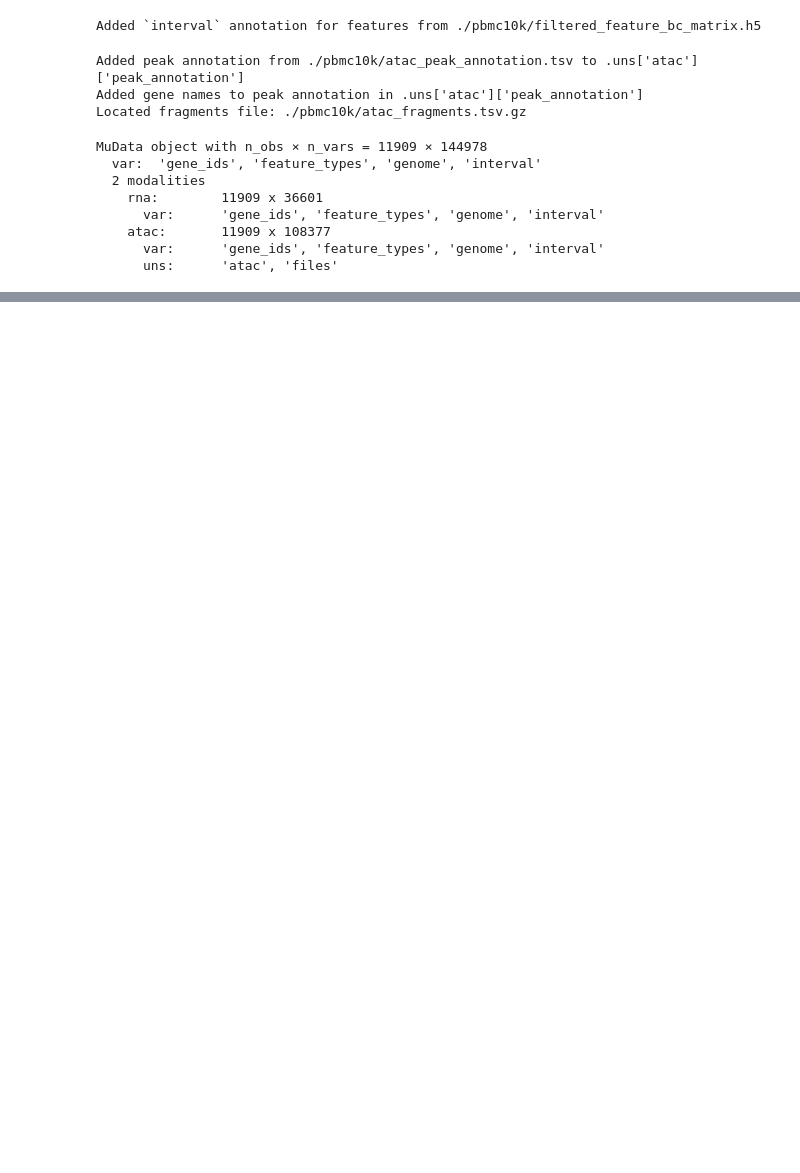
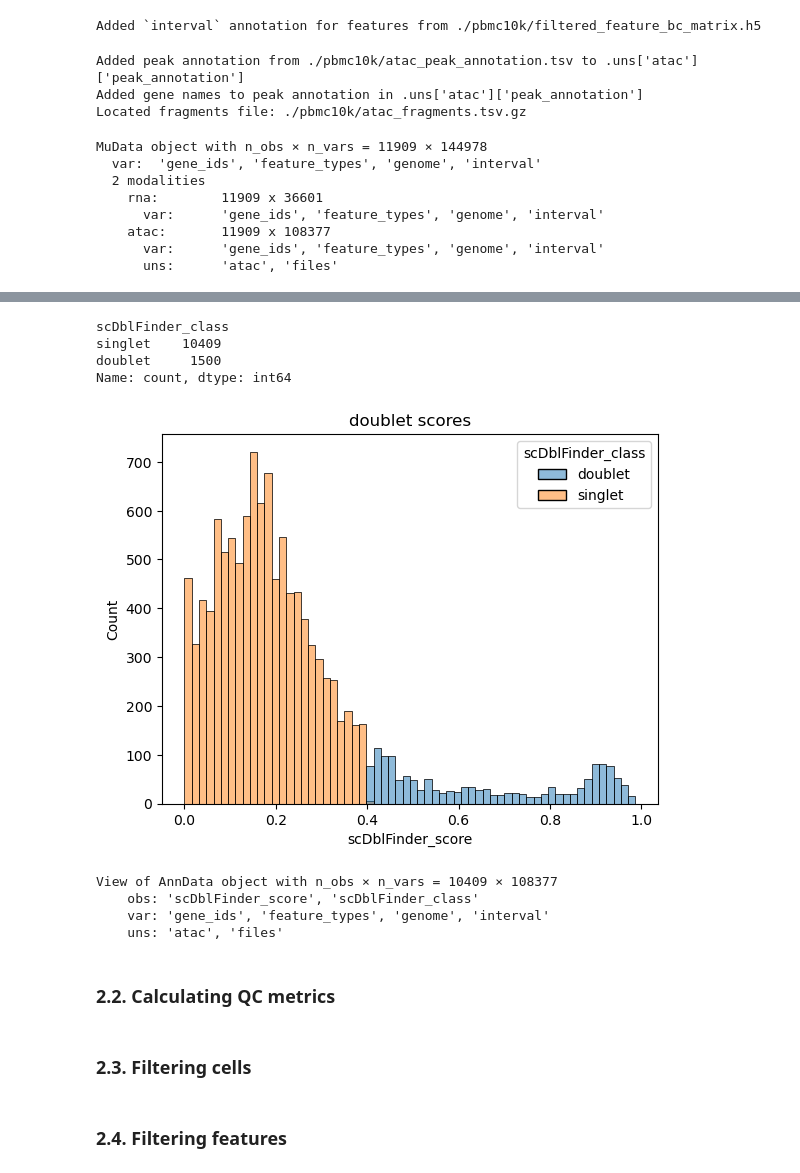
Before and after one commit to chira-ploy/singlecells-DataPlayground, a Jupyter notebook: PBMC10k/ATAC_processing.ipynb, the cells around one changed output, grey strips where cells are left out. Cells and saved outputs as stored; diff of their text form; code cells hidden in the pictures; blank space fills up the shorter version.

Commit message:
doublet detection using scDblFinder

```diff
--- a/PBMC10k/ATAC_processing.ipynb
+++ b/PBMC10k/ATAC_processing.ipynb
@@ -71,0 +165,3 @@ MuData object with n_obs × n_vars = 11909 × 144978
+# %%
+scDbl_result = pd.DataFrame({"barcodes": barcodes, "scDblFinder_score": dbl_score})
+scDbl_result.to_csv("scDblFinder_scores_pbmc10k.csv")
@@ -71,0 +177,3 @@ MuData object with n_obs × n_vars = 11909 × 144978
+# %%
+scDbl_result = scDbl_result.set_index("barcodes")
+scDbl_result.head()
@@ -71,0 +188,3 @@ MuData object with n_obs × n_vars = 11909 × 144978
+# %%
+#add the column to adata.obs
+atac.obs["scDblFinder_score"] = scDbl_result["scDblFinder_score"]
@@ -71,0 +207,11 @@ MuData object with n_obs × n_vars = 11909 × 144978
+# %%
+#Threshold found:0.4
+threshold = 0.4
+atac.obs["scDblFinder_class"] = atac.obs["scDblFinder_score"].apply(lambda x: 'doublet' if x >= threshold else 'singlet')
+# %%
+atac.obs["scDblFinder_class"].value_counts()
+# %% [output]
+scDblFinder_class
+singlet    10409
+doublet     1500
+Name: count, dtype: int64
@@ -71,0 +220,20 @@ MuData object with n_obs × n_vars = 11909 × 144978
+# %%
+sns.histplot(x=atac.obs["scDblFinder_score"], hue=atac.obs["scDblFinder_class"])
+plt.title("doublet scores")
+plt.show()
+# %% [output]
+[figure, added]
+# %%
+atac = atac[atac.obs["scDblFinder_class"] == 'singlet']
+atac
+# %% [output]
+View of AnnData object with n_obs × n_vars = 10409 × 108377
+    obs: 'scDblFinder_score', 'scDblFinder_class'
+    var: 'gene_ids', 'feature_types', 'genome', 'interval'
+    uns: 'atac', 'files'
+# %% [markdown]
+### 2.2. Calculating QC metrics
+# %% [markdown]
+### 2.3. Filtering cells
+# %% [markdown]
+### 2.4. Filtering features
```
Also changed, not shown: parts of 24 cells of this notebook.
